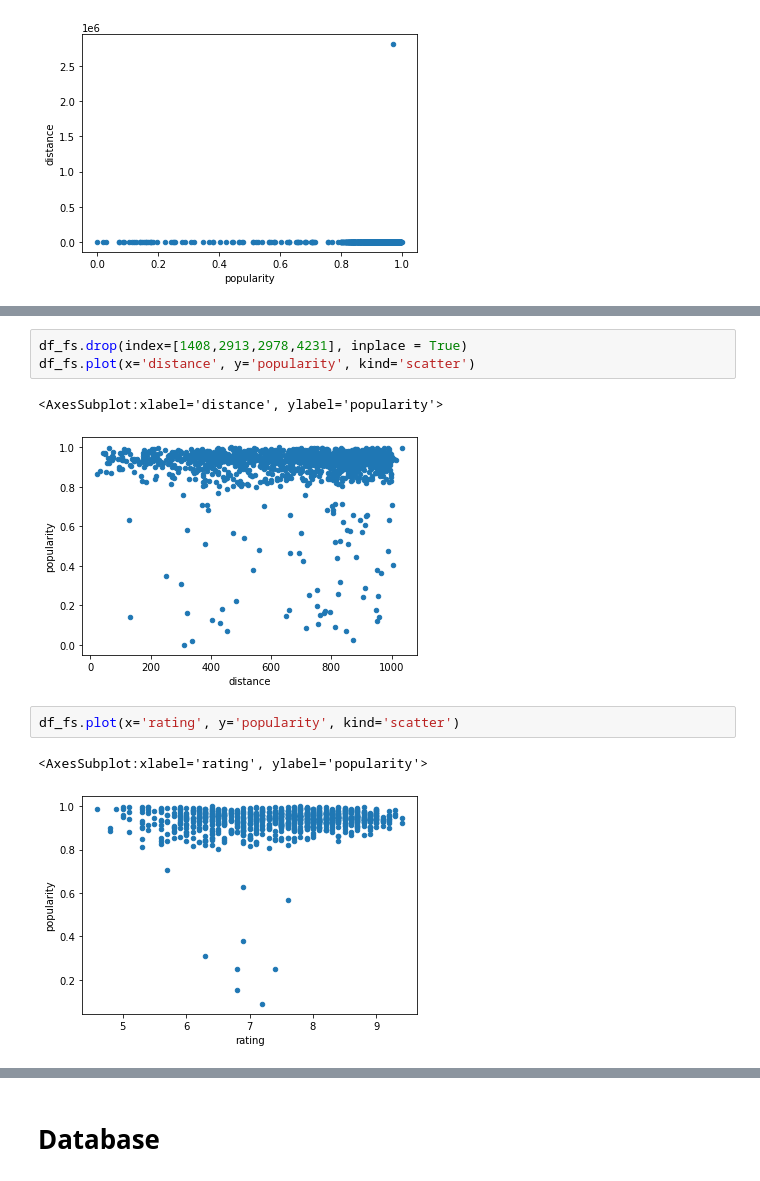
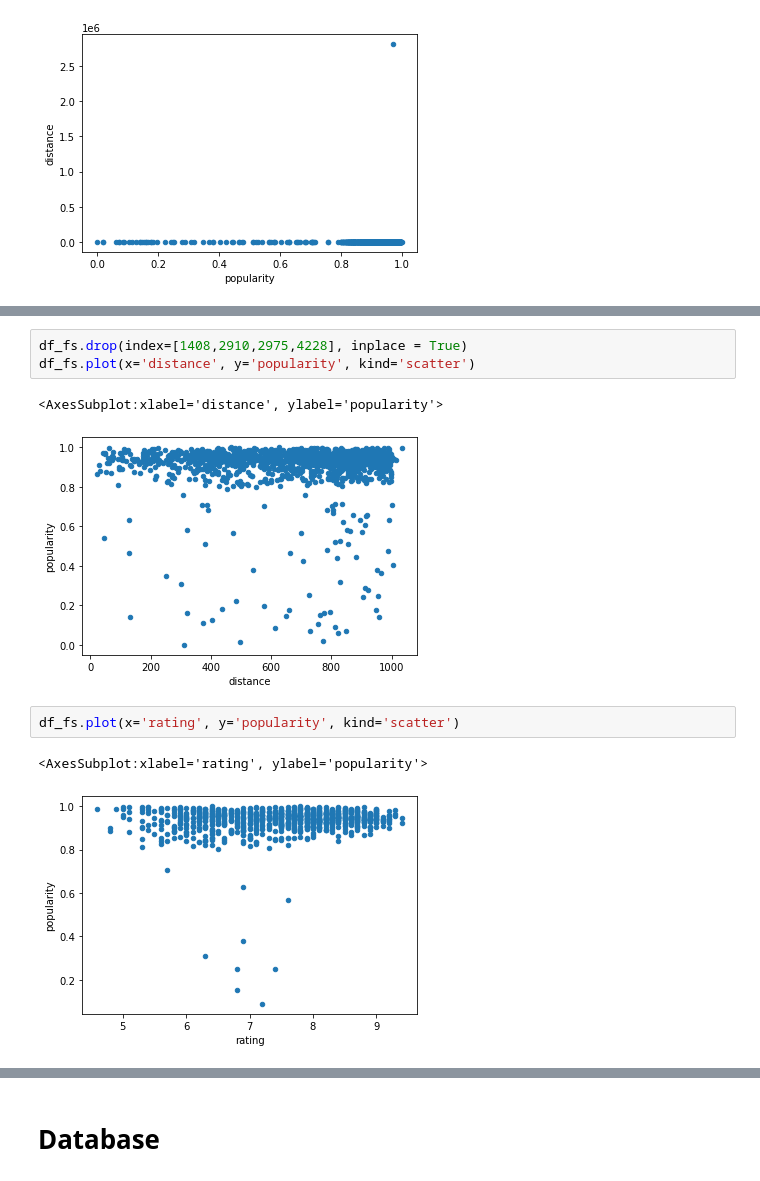
Before and after one commit to Terrele/lhl-project2, a Jupyter notebook: notebooks/joining_data.ipynb, the cells around one changed output, grey strips where cells are left out. Drawn from its saved outputs; the diff is of its cells as text.

```diff
--- a/notebooks/joining_data.ipynb
+++ b/notebooks/joining_data.ipynb
@@ -109,14 +95,14 @@ print(df_fs[upper])
 # %%
-df_fs.drop(index=[1408,2913,2978,4231], inplace = True)
+df_fs.drop(index=[1408,2910,2975,4228], inplace = True)
 df_fs.plot(x='distance', y='popularity', kind='scatter')
 # %% [output]
 <AxesSubplot:xlabel='distance', ylabel='popularity'>
-[figure, old version]
+[figure, new version]
 # %%
 df_fs.plot(x='rating', y='popularity', kind='scatter')
 # %% [output]
 <AxesSubplot:xlabel='rating', ylabel='popularity'>
-[figure, old version]
+[figure, new version]
 # %%
 plt.hist(df_fs['rating'],bins=10)
 # %% [output]
```
Also changed, not shown: parts of 12 cells of this notebook, 1 other file.
